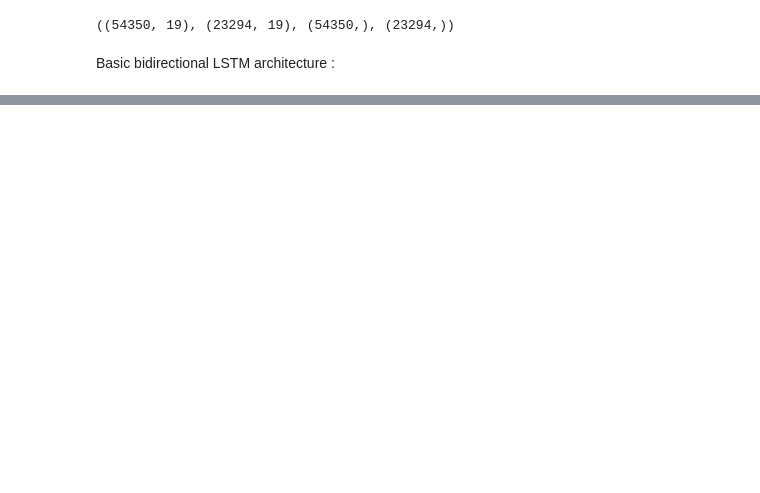
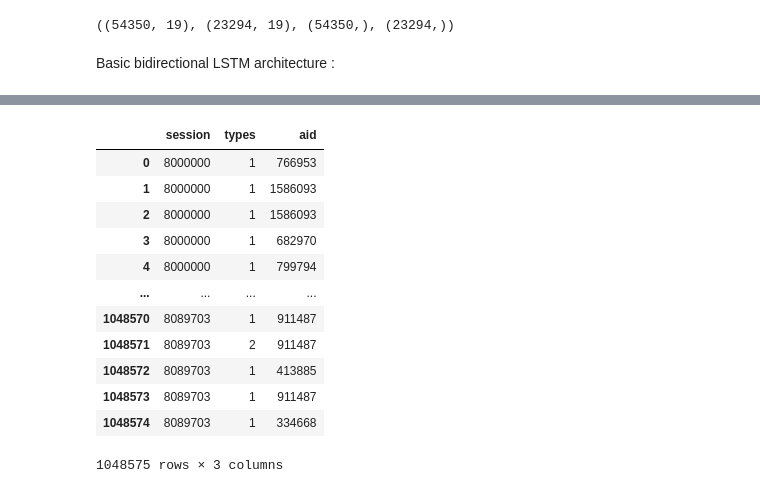
Before and after one commit to satishgc227/git-test, a Jupyter notebook: OTTO_RECOMMENDER_SYSTEM.ipynb, the cells around one changed output, grey strips where cells are left out. Saved outputs shown, nothing was run; the diff lists cells and outputs as text; code cells hidden in the pictures; blank space fills up the shorter version.

```diff
--- a/OTTO_RECOMMENDER_SYSTEM.ipynb
+++ b/OTTO_RECOMMENDER_SYSTEM.ipynb
@@ -443,0 +443,16 @@ df
+# %%
+df.replace({'clicks':1 , 'carts' : 2 , 'orders':3})
+# %% [output]
+|  | session | types | aid |
+| 0 | 8000000 | 1 | 766953 |
+| 1 | 8000000 | 1 | 1586093 |
+| 2 | 8000000 | 1 | 1586093 |
+| 3 | 8000000 | 1 | 682970 |
+| 4 | 8000000 | 1 | 799794 |
+| ... | ... | ... | ... |
+| 1048570 | 8089703 | 1 | 911487 |
+| 1048571 | 8089703 | 2 | 911487 |
+| 1048572 | 8089703 | 1 | 413885 |
+| 1048573 | 8089703 | 1 | 911487 |
+| 1048574 | 8089703 | 1 | 334668 |
+1048575 rows × 3 columns
```
Also changed, not shown: parts of 22 cells of this notebook.
